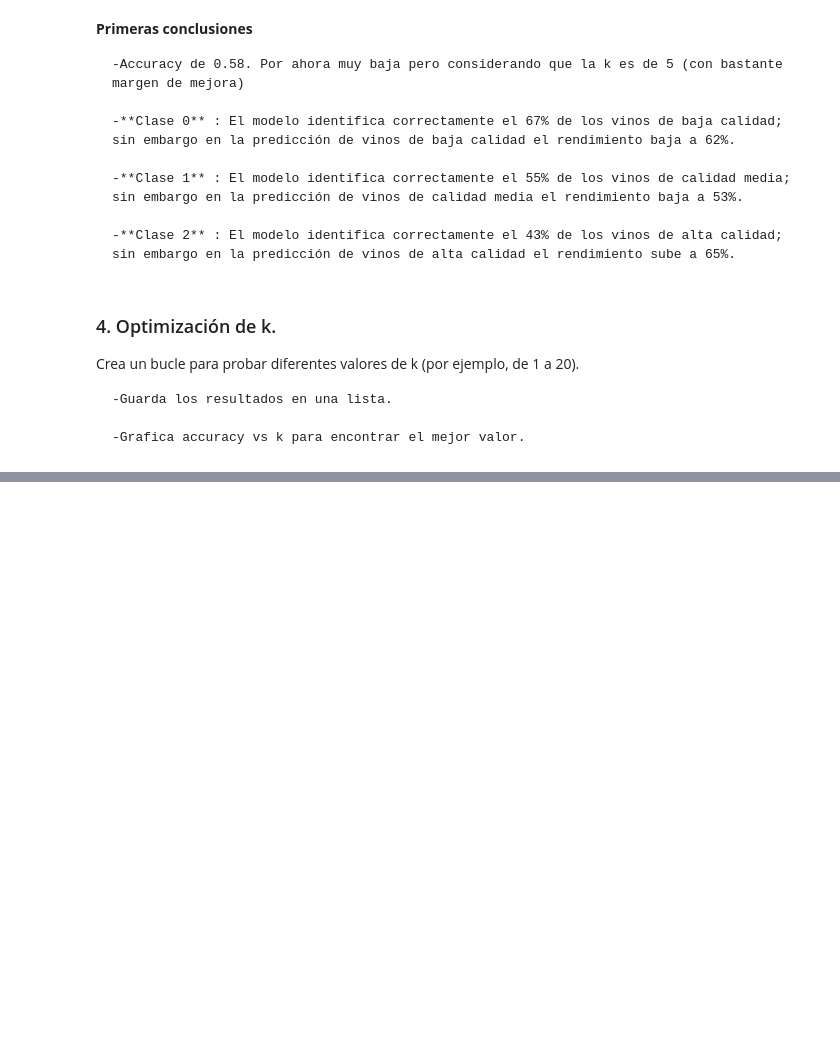
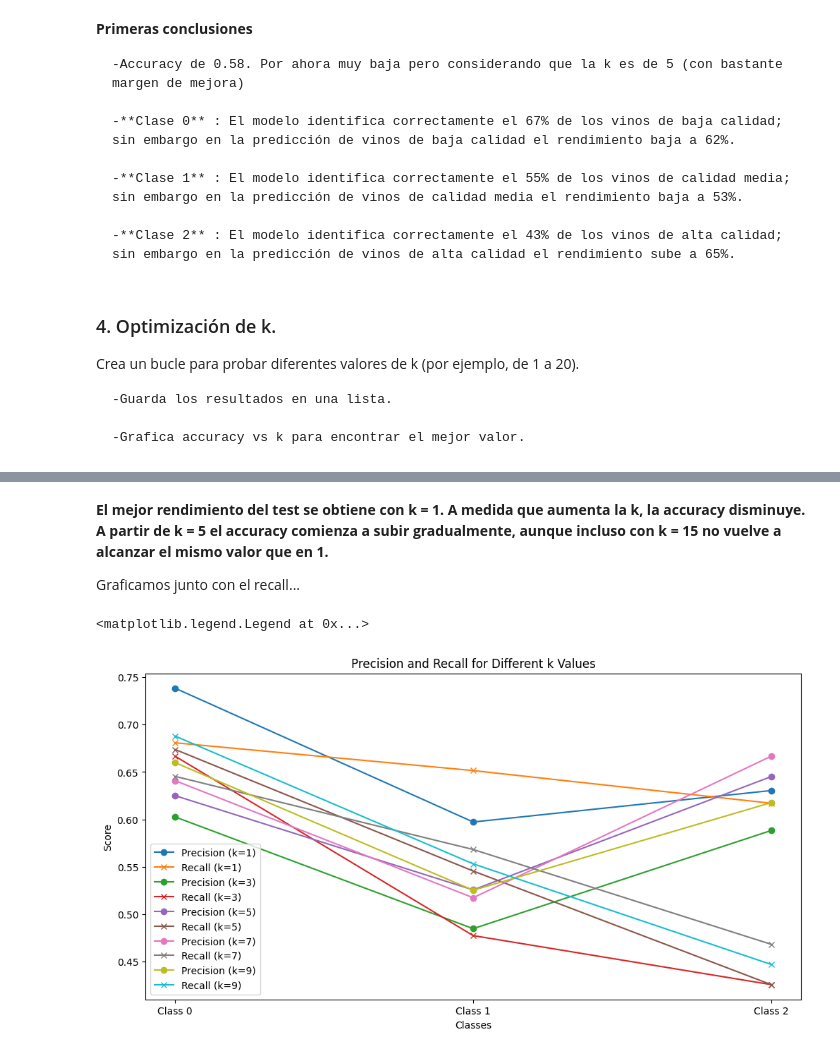
Before and after one commit to 4GeeksAcademy/ekbalam11-machine-learning, a Jupyter notebook: src/08-k-nearest-neighbours-winequality-red.ipynb, the cells around one changed output, grey strips where cells are left out. Cells and saved outputs as stored; diff of their text form; code cells hidden in the pictures; blank space fills up the shorter version.

```diff
--- a/src/08-k-nearest-neighbours-winequality-red.ipynb
+++ b/src/08-k-nearest-neighbours-winequality-red.ipynb
@@ -266,3 +266,24 @@ Crea un bucle para probar diferentes valores de k (por ejemplo, de 1 a 20).
     -Guarda los resultados en una lista.
 
     -Grafica accuracy vs k para encontrar el mejor valor.
+# %%
+def evaluate_knn(k_values, X_train_scaled, y_train, X_test_scaled, y_test):
+    results = []
+    for k in k_values:
+        knn = KNeighborsClassifier(n_neighbors=k)
+        knn.fit(X_train_scaled, y_train)
+        y_pred = knn.predict(X_test_scaled)
+        report = classification_report(y_test, y_pred, output_dict=True)
+        conf_matrix = confusion_matrix(y_test, y_pred)
+        acc_score = accuracy_score(y_test, y_pred)
+        results.append({
+            "k": k,
+            "classification_report": report,
+            "confusion_matrix": conf_matrix,
+            "accuracy_score": acc_score
+        })
+    return pd.DataFrame(results)
+
+k_values = [1, 3, 5, 7, 9, 11, 13, 15]
+results_df = evaluate_knn(k_values, X_train_scaled, y_train, X_test_scaled, y_test)
+print(results_df[["k", "accuracy_score"]])
@@ -268,0 +300,23 @@ Crea un bucle para probar diferentes valores de k (por ejemplo, de 1 a 20).
+# %% [markdown]
+**El mejor rendimiento del test se obtiene con k = 1. A medida que aumenta la k, la accuracy disminuye. A partir de k = 5 el accuracy comienza a subir gradualmente, aunque incluso con k = 15 no vuelve a alcanzar el mismo valor que en 1.**
+
+Graficamos junto con el recall...
+# %%
+plt.figure(figsize=(12, 6))
+for k in k_values:
+    knn = KNeighborsClassifier(n_neighbors=k)
+    knn.fit(X_train_scaled, y_train)
+    y_pred = knn.predict(X_test_scaled)
+    report = classification_report(y_test, y_pred, output_dict=True)
+    precision = [report[str(i)]['precision'] for i in range(3)]
+    recall = [report[str(i)]['recall'] for i in range(3)]
+    plt.plot([0, 1, 2], precision, marker='o', label=f'Precision (k={k})')
+    plt.plot([0, 1, 2], recall, marker='x', label=f'Recall (k={k})')
+plt.xticks([0, 1, 2], ['Class 0', 'Class 1', 'Class 2'])
+plt.xlabel('Classes')
+plt.ylabel('Score')
+plt.title('Precision and Recall for Different k Values')
+plt.legend()
+# %% [output]
+<matplotlib.legend.Legend at 0x...>
+[figure, added]
```
Also changed, not shown: parts of 4 cells of this notebook.
